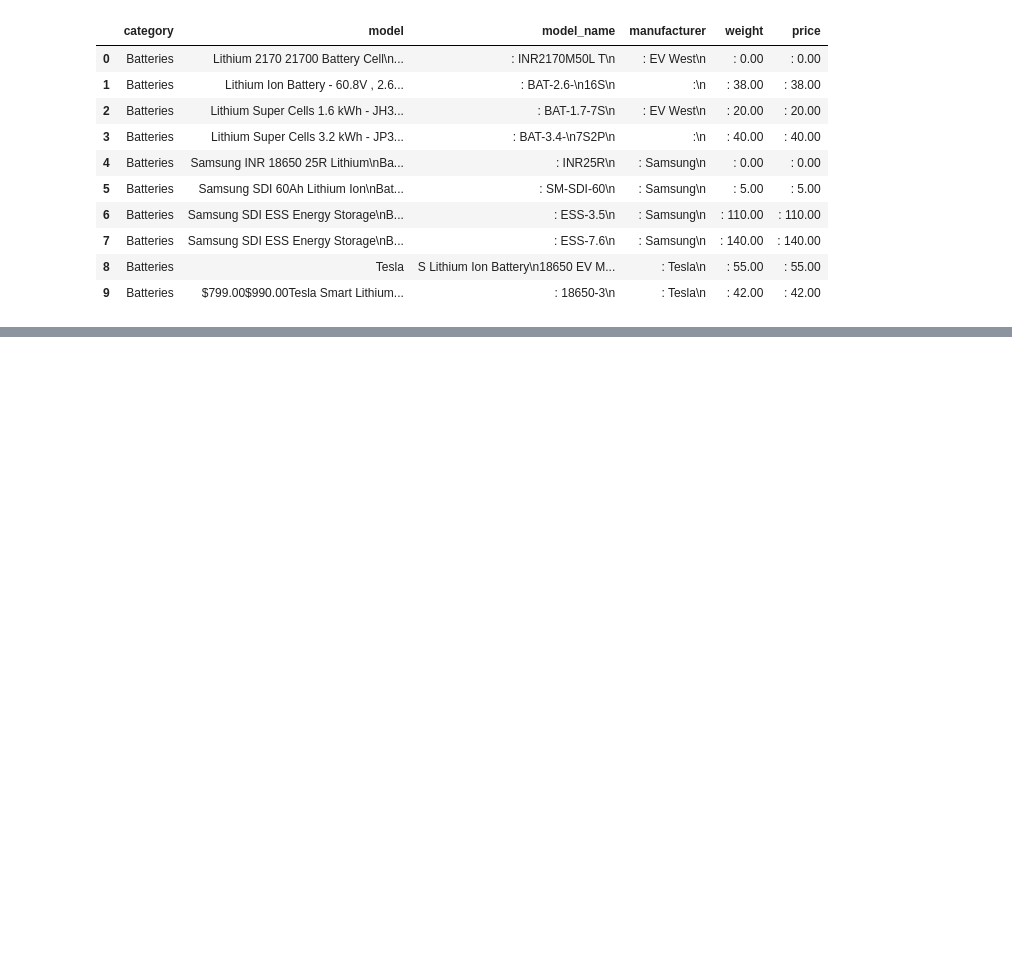
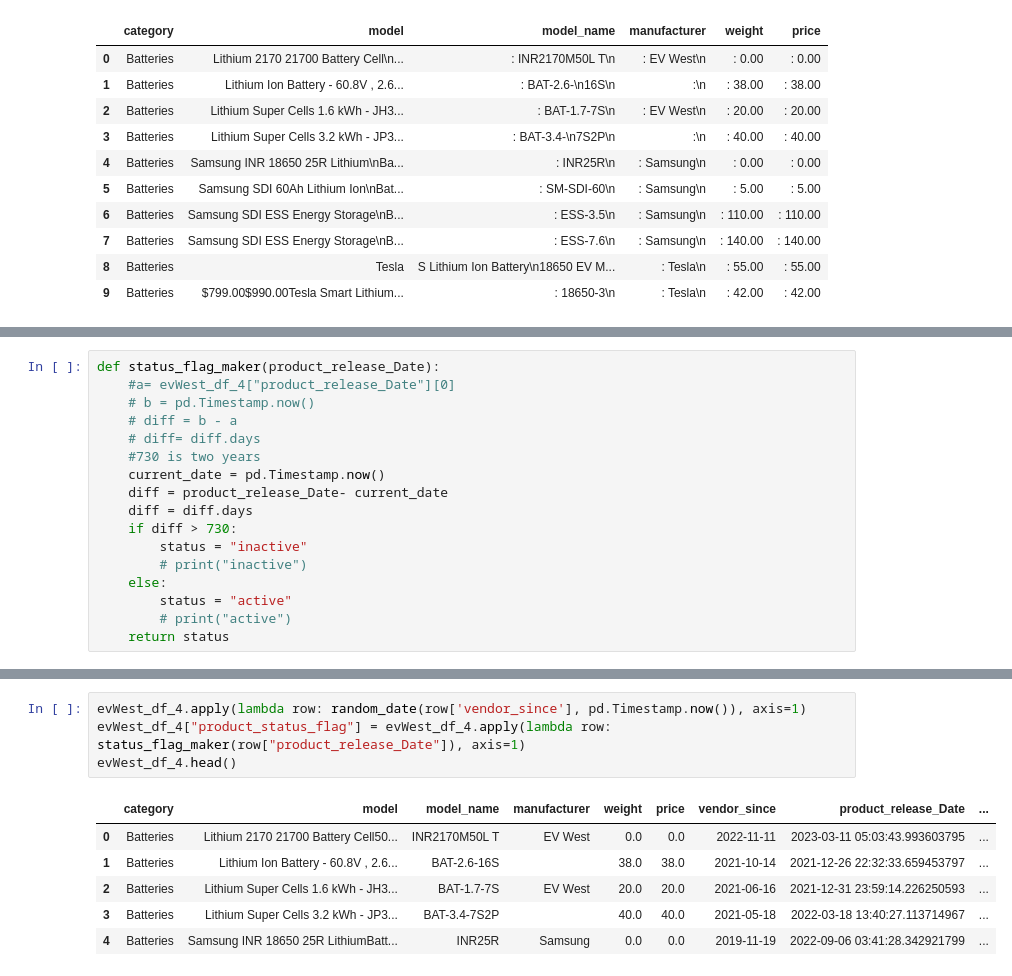
Before and after one commit to hicranA/partsUnlimitedDW, a Jupyter notebook: etl.ipynb, the cells around one changed output, grey strips where cells are left out. Cells and saved outputs as stored; diff of their text form; blank space fills up the shorter version.

```diff
--- a/etl.ipynb
+++ b/etl.ipynb
@@ -42,0 +83,17 @@ evWest_df_3.head()
+# %%
+def status_flag_maker(product_release_Date):
+    #a= evWest_df_4["product_release_Date"][0]
+    # b = pd.Timestamp.now()
+    # diff = b - a
+    # diff= diff.days
+    #730 is two years
+    current_date = pd.Timestamp.now()
+    diff = product_release_Date- current_date
+    diff = diff.days
+    if diff > 730:
+        status = "inactive"
+        # print("inactive")
+    else:
+        status = "active"
+        # print("active")
+    return status
@@ -42,0 +115,11 @@ evWest_df_3.head()
+# %%
+evWest_df_4.apply(lambda row: random_date(row['vendor_since'], pd.Timestamp.now()), axis=1)
+evWest_df_4["product_status_flag"] = evWest_df_4.apply(lambda row: status_flag_maker(row["product_release_Date"]), axis=1)
+evWest_df_4.head()
+# %% [output]
+|  | category | model | model_name | manufacturer | weight | price | vendor_since | product_release_Date | ... |
+| 0 | Batteries | Lithium 2170 21700 Battery Cell50... | INR2170M50L T | EV West | 0.0 | 0.0 | 2022-11-11 | 2023-03-11 05:03:43.993603795 | ... |
+| 1 | Batteries | Lithium Ion Battery - 60.8V , 2.6... | BAT-2.6-16S |  | 38.0 | 38.0 | 2021-10-14 | 2021-12-26 22:32:33.659453797 | ... |
+| 2 | Batteries | Lithium Super Cells 1.6 kWh - JH3... | BAT-1.7-7S | EV West | 20.0 | 20.0 | 2021-06-16 | 2021-12-31 23:59:14.226250593 | ... |
+| 3 | Batteries | Lithium Super Cells 3.2 kWh - JP3... | BAT-3.4-7S2P |  | 40.0 | 40.0 | 2021-05-18 | 2022-03-18 13:40:27.113714967 | ... |
+| 4 | Batteries | Samsung INR 18650 25R LithiumBatt... | INR25R | Samsung | 0.0 | 0.0 | 2019-11-19 | 2022-09-06 03:41:28.342921799 | ... |
```
Also changed, not shown: parts of 13 cells of this notebook, 1 other file.
